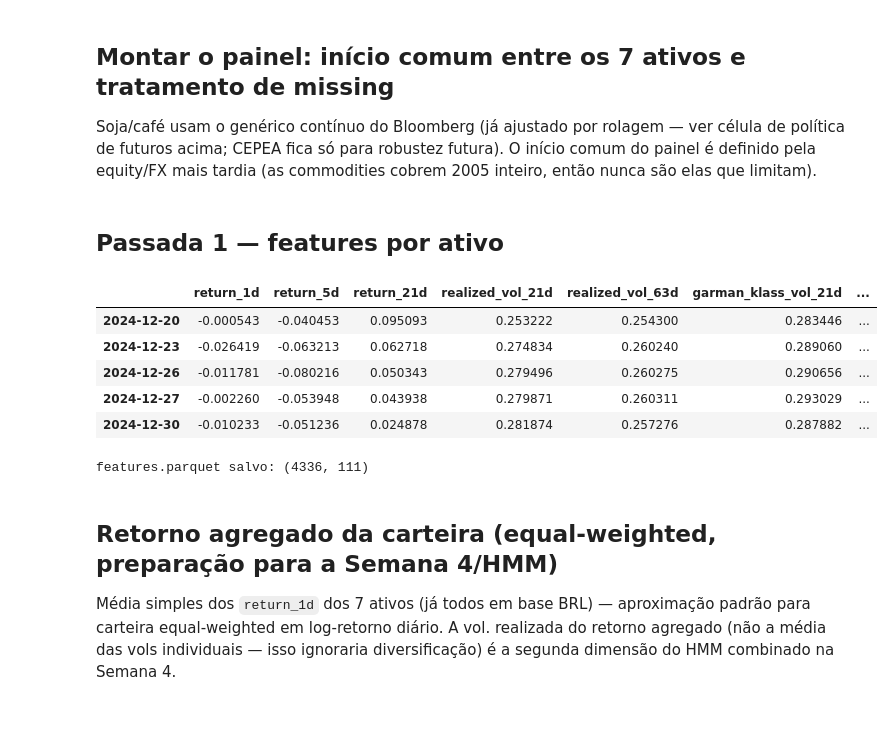
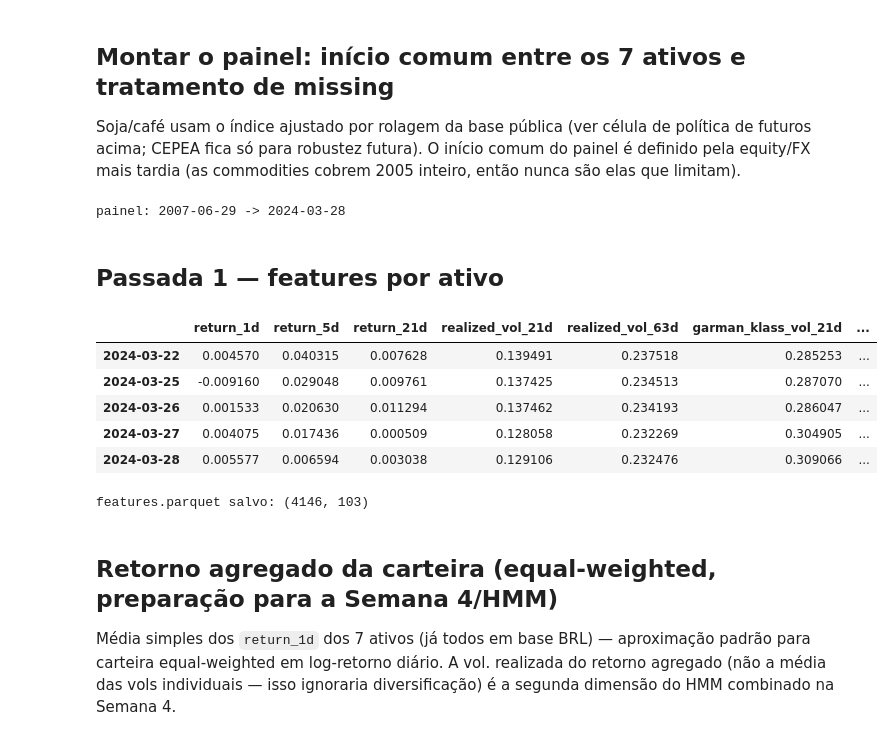
Before and after one commit to ViniBertolotti/hmm_lstm_TCC, a Jupyter notebook: notebooks/02_feature_engineering.ipynb, the cells around one changed output. Saved outputs shown, nothing was run; the diff lists cells and outputs as text; code cells hidden in the pictures.

```diff
--- a/notebooks/02_feature_engineering.ipynb
+++ b/notebooks/02_feature_engineering.ipynb
@@ -57,10 +63,9 @@ sys.path.insert(0, str(PROJECT_ROOT))
 
 from src.data.features import align_and_fill_ohlc, build_asset_features, convert_ohlc_to_brl, get_b3_trading_days, equal_weighted_portfolio_return
 from src.data.feature_selection import correlation_matrix, stationarity_report, vif_filter
-from src.data.collectors import load_bloomberg_futures_adjusted
+from src.data.collectors import load_public_futures_close
 
 config = yaml.safe_load((PROJECT_ROOT / "config.yaml").read_text(encoding="utf-8"))
-end = config["sample"]["end_date"]
 
 RAW_DIR = PROJECT_ROOT / "data" / "raw"
 PROCESSED_DIR = PROJECT_ROOT / "data" / "processed"
@@ -70,27 +75,32 @@ TABLES_DIR.mkdir(parents=True, exist_ok=True)
 # %% [markdown]
 ## Montar o painel: início comum entre os 7 ativos e tratamento de missing
 
-Soja/café usam o genérico contínuo do Bloomberg (já ajustado por rolagem — ver
-célula de política de futuros acima; CEPEA fica só para robustez futura). O
+Soja/café usam o índice ajustado por rolagem da base pública (ver célula de
+política de futuros acima; CEPEA fica só para robustez futura). O
 início comum do painel é definido pela equity/FX mais tardia (as commodities
 cobrem 2005 inteiro, então nunca são elas que limitam).
 # %%
 equities_fx = pd.read_parquet(RAW_DIR / "equities_fx.parquet")
 implied_vol = pd.read_parquet(RAW_DIR / "implied_vol.parquet")
 
-BLOOMBERG_FUTURES_FILES = {
-    "ZS=F": RAW_DIR / "futures_bloomberg_soja.xlsx",
-    "KC=F": RAW_DIR / "futures_bloomberg_cafe.xlsx",
+PUBLIC_FUTURES_FILES = {
+    "ZS=F": RAW_DIR / "futures_public" / "SOYBEAN_daily.parquet",
+    "KC=F": RAW_DIR / "futures_public" / "COFFEE_daily.parquet",
 }
 
 equity_fx_tickers = [a["ticker"] for a in config["assets"] if a["category"] in ("equity", "fx")]
 futures_tickers = [a["ticker"] for a in config["assets"] if a["category"] == "commodity"]
 
 core_ohlc = {t: equities_fx[t] for t in equity_fx_tickers}
-core_ohlc.update({t: load_bloomberg_futures_adjusted(BLOOMBERG_FUTURES_FILES[t]) for t in futures_tickers})
+core_ohlc.update({t: load_public_futures_close(PUBLIC_FUTURES_FILES[t]) for t in futures_tickers})
 
+# A carteira exige os sete ativos todo dia: o painel vai do início do ativo mais
+# tardio até o fim do ativo que acaba primeiro (café, 28/03/2024).
 common_start = max(df["Close"].dropna().index.min() for df in core_ohlc.values())
-print("início comum do painel:", common_start.date())
+end = min(min(df["Close"].dropna().index.max() for df in core_ohlc.values()), pd.Timestamp(config["sample"]["end_date"]))
+print("painel:", common_start.date(), "->", end.date())
+# %% [output]
+painel: 2007-06-29 -> 2024-03-28
 # %%
 aligned_native = {ticker: align_and_fill_ohlc(df, common_start, end) for ticker, df in core_ohlc.items()}
 
@@ -98,7 +108,10 @@ aligned_native = {ticker: align_and_fill_ohlc(df, common_start, end) for ticker,
 fx_close_brl_per_usd = aligned_native["BRL=X"]["Close"]
 aligned_ohlc = dict(aligned_native)
 for ticker in futures_tickers:
-    aligned_ohlc[ticker] = convert_ohlc_to_brl(aligned_native[ticker], fx_close_brl_per_usd)
+    converted = convert_ohlc_to_brl(aligned_native[ticker], fx_close_brl_per_usd)
+    # A fonte só tem fechamento: as colunas ausentes entram vazias para manter o mesmo
+    # formato dos demais ativos; as features que dependem delas saem logo abaixo.
+    aligned_ohlc[ticker] = converted.reindex(columns=["Open", "High", "Low", "Close", "Volume"])
 
 # Mesma regra dos preços: o VIX não é cotado em feriados americanos com a B3 aberta.
 # Sem o preenchimento causal (até 3 pregões), cada buraco isolado derrubaria todas
@@ -108,31 +121,38 @@ implied_vol_aligned = implied_vol.reindex(b3_days).ffill(limit=3)
 # %% [markdown]
 ## Passada 1 — features por ativo
 # %%
+fx_tickers = [a["ticker"] for a in config["assets"] if a["category"] == "fx"]
+# Features que não existem para cada tipo de ativo (em vez de deixar colunas inteiras vazias):
+# câmbio não tem volume centralizado; os futuros da base pública só têm fechamento.
+NOT_APPLICABLE = {
+    **{t: ["volume_normalized"] for t in fx_tickers},
+    **{t: ["garman_klass_vol_21d", "garman_klass_vol_63d", "corwin_schultz_spread", "volume_normalized"] for t in futures_tickers},
+}
+
 features_by_asset = {}
 for ticker, ohlc in aligned_ohlc.items():
     asset_features = build_asset_features(
         ohlc,
         lags=tuple(config["features"]["returns_lags"]),
         windows=tuple(config["features"]["rolling_windows"]),
     )
-    if ticker in [a["ticker"] for a in config["assets"] if a["category"] == "fx"]:
-        asset_features = asset_features.drop(columns="volume_normalized")
+    asset_features = asset_features.drop(columns=NOT_APPLICABLE.get(ticker, []))
     features_by_asset[ticker] = pd.concat([asset_features, implied_vol_aligned], axis=1)
 
 features_by_asset["SLCE3.SA"].tail()
 # %% [output]
 |  | return_1d | return_5d | return_21d | realized_vol_21d | realized_vol_63d | garman_klass_vol_21d | ... |
-| 2024-12-20 | -0.000543 | -0.040453 | 0.095093 | 0.253222 | 0.254300 | 0.283446 | ... |
-| 2024-12-23 | -0.026419 | -0.063213 | 0.062718 | 0.274834 | 0.260240 | 0.289060 | ... |
-| 2024-12-26 | -0.011781 | -0.080216 | 0.050343 | 0.279496 | 0.260275 | 0.290656 | ... |
-| 2024-12-27 | -0.002260 | -0.053948 | 0.043938 | 0.279871 | 0.260311 | 0.293029 | ... |
-| 2024-12-30 | -0.010233 | -0.051236 | 0.024878 | 0.281874 | 0.257276 | 0.287882 | ... |
+| 2024-03-22 | 0.004570 | 0.040315 | 0.007628 | 0.139491 | 0.237518 | 0.285253 | ... |
+| 2024-03-25 | -0.009160 | 0.029048 | 0.009761 | 0.137425 | 0.234513 | 0.287070 | ... |
+| 2024-03-26 | 0.001533 | 0.020630 | 0.011294 | 0.137462 | 0.234193 | 0.286047 | ... |
+| 2024-03-27 | 0.004075 | 0.017436 | 0.000509 | 0.128058 | 0.232269 | 0.304905 | ... |
+| 2024-03-28 | 0.005577 | 0.006594 | 0.003038 | 0.129106 | 0.232476 | 0.309066 | ... |
 # %%
 features_panel = pd.concat(features_by_asset, axis=1)
 features_panel.to_parquet(PROCESSED_DIR / "features.parquet")
 print("features.parquet salvo:", features_panel.shape)
 # %% [output]
-features.parquet salvo: (4336, 111)
+features.parquet salvo: (4146, 103)
 # %% [markdown]
 ## Retorno agregado da carteira (equal-weighted, preparação para a Semana 4/HMM)
 
```
Also changed, not shown: parts of 6 cells of this notebook, 10 other files.
